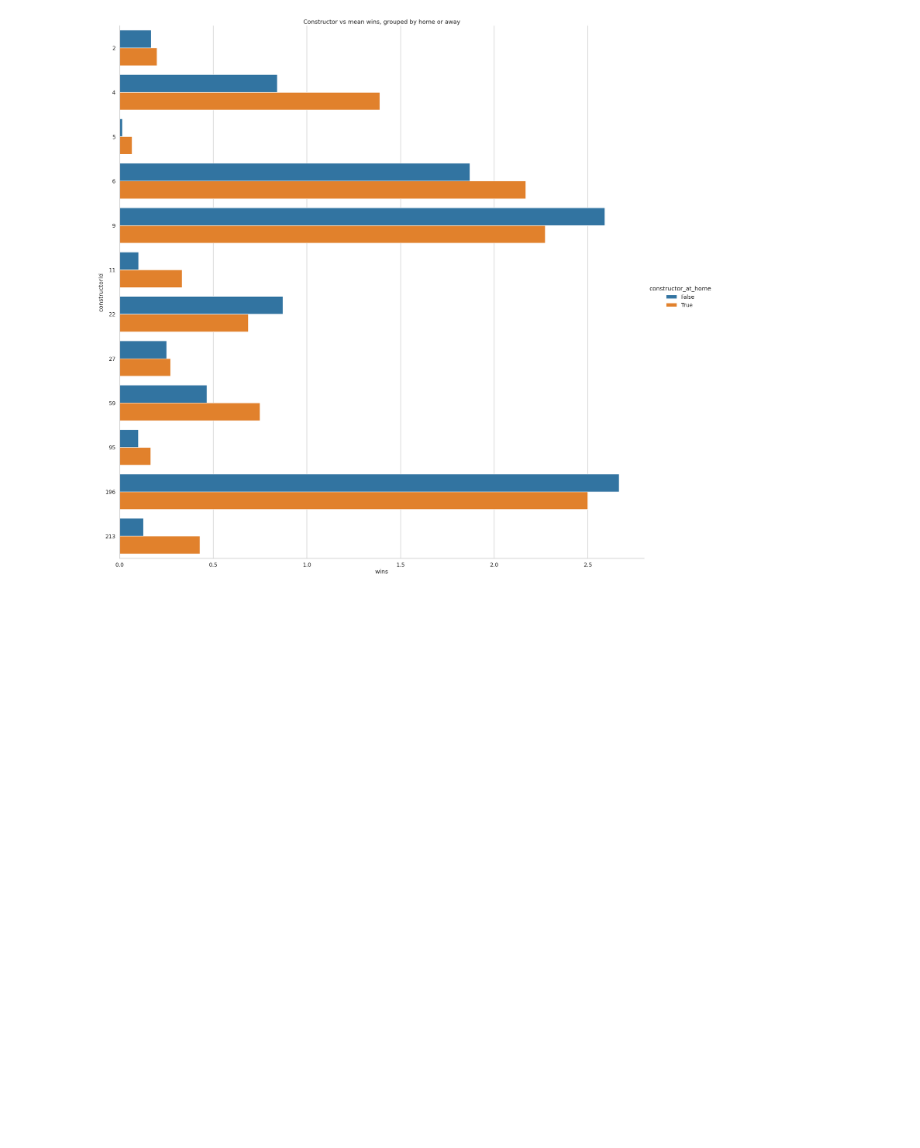
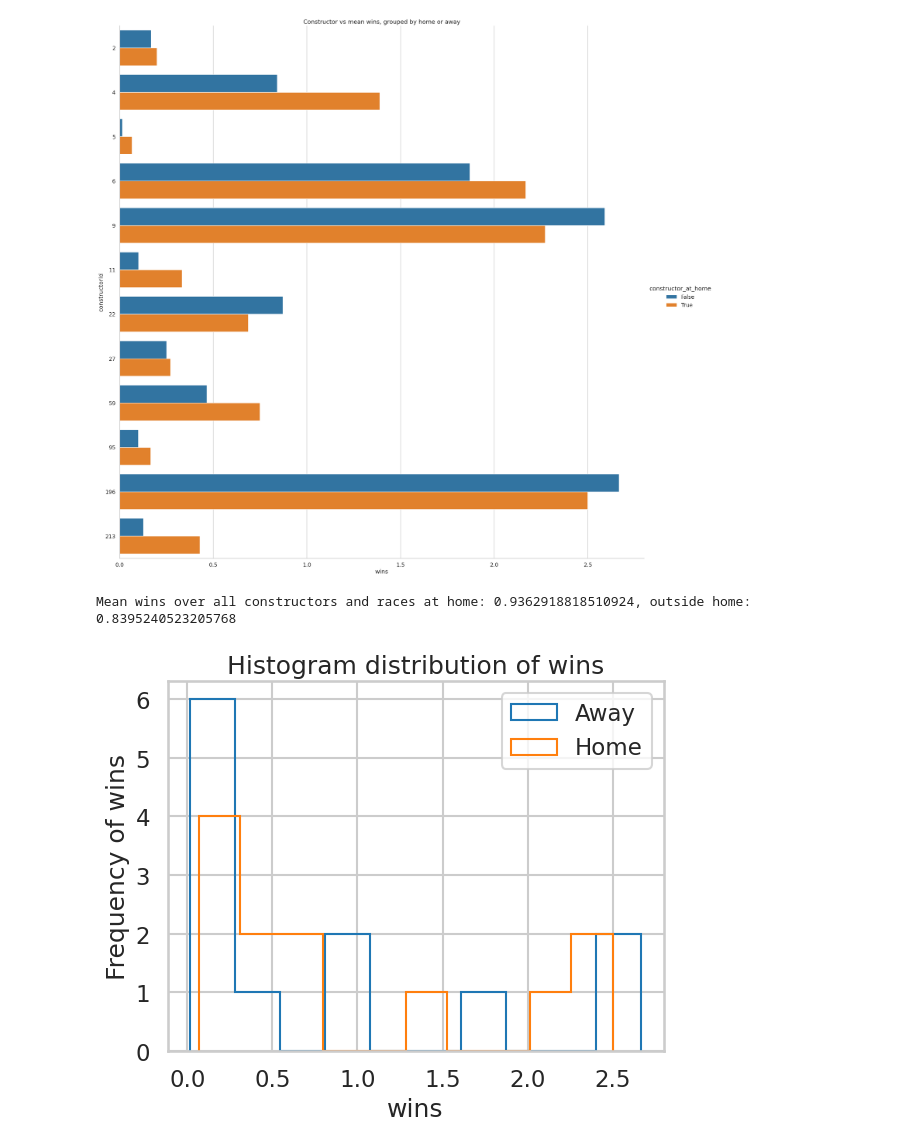
Before and after one commit to MohamedElhadidy0019/Formula_One_Data_Analysis, a Jupyter notebook: home_vs_away_effect.ipynb, the cells around one changed output. Saved outputs shown, nothing was run; the diff lists cells and outputs as text; code cells hidden in the pictures; blank space fills up the shorter version.

Commit message:
Update home_vs_away_effect.

```diff
--- a/home_vs_away_effect.ipynb
+++ b/home_vs_away_effect.ipynb
@@ -342,3 +342,14 @@ plot_home_vs_away(df, 'wins', 'constructorId', 'constructor_at_home', 'Construct
 | False | 12.0 | 0.839524 | 0.985347 | 0.01581 | 0.120735 | 0.35914 | 1.121778 | 2.666667 |
 | True | 12.0 | 0.936292 | 0.904694 | 0.066667 | 0.254545 | 0.558036 | 1.583772 | 2.5 |
 [figure]
+# %%
+mean_at_home = df[df['constructor_at_home'] == True]['wins'].mean()
+mean_outside = df[df['constructor_at_home'] != True]['wins'].mean()
+
+print(f"Mean wins over all constructors and races at home: {mean_at_home}, outside home: {mean_outside}")
+# %% [output]
+Mean wins over all constructors and races at home: 0.9362918818510924, outside home: 0.8395240523205768
+# %%
+plot_hist(df, 'wins',  'constructor_at_home')
+# %% [output]
+[figure, added]
```
